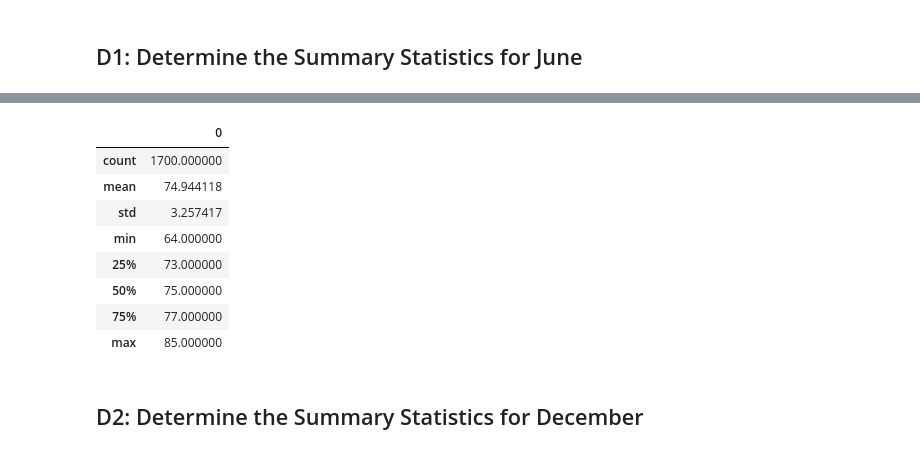
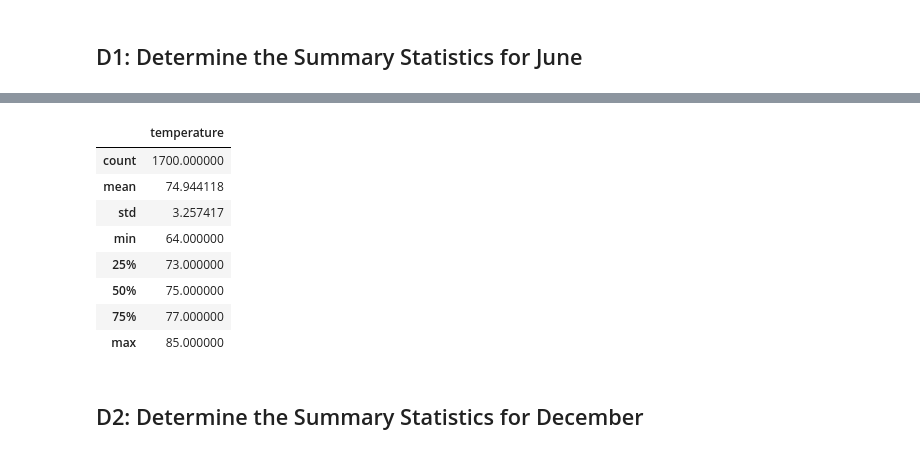
Before and after one commit to onsotiL/surfs_up, a Jupyter notebook: SurfsUp_Challenge.ipynb.ipynb, the cells around one changed output, grey strips where cells are left out. Saved outputs shown, nothing was run; the diff lists cells and outputs as text; code cells hidden in the pictures.

```diff
--- a/SurfsUp_Challenge.ipynb.ipynb
+++ b/SurfsUp_Challenge.ipynb.ipynb
@@ -43,5 +54,5 @@ print(month_june)
 # %%
 #  3. Convert the June temperatures to a list.
-june_temp = session.query(Measurement.tobs).filter(extract('month', Measurement.date) == 6).all()
-print(june_temp)
+june_temps = session.query(Measurement.date, Measurement.tobs).filter(extract('month',Measurement.date) == 6).all()
+print (june_temps)
 # %% [output]
@@ -49,5 +60,5 @@ print(june_temp)
 # %%
 # 4. Create a DataFrame from the list of temperatures for the month of June.
-june_temp_df = pd.DataFrame(june_temp)
-print(june_temp_df)
+June_df = pd.DataFrame(june_temps, columns=['date','temperature'])
+June_df
 # %% [output]
@@ -73,8 +78,8 @@ plt.tight_layout()
 # %%
 # 5. Calculate and print out the summary statistics for the June temperature DataFrame.
-june_temp_df.describe()
+June_df.describe()
 # %% [output]
-|  | 0 |
+|  | temperature |
 | count | 1700.000000 |
 | mean | 74.944118 |
 | std | 3.257417 |
```
Also changed, not shown: parts of 12 cells of this notebook, 3 other files.
